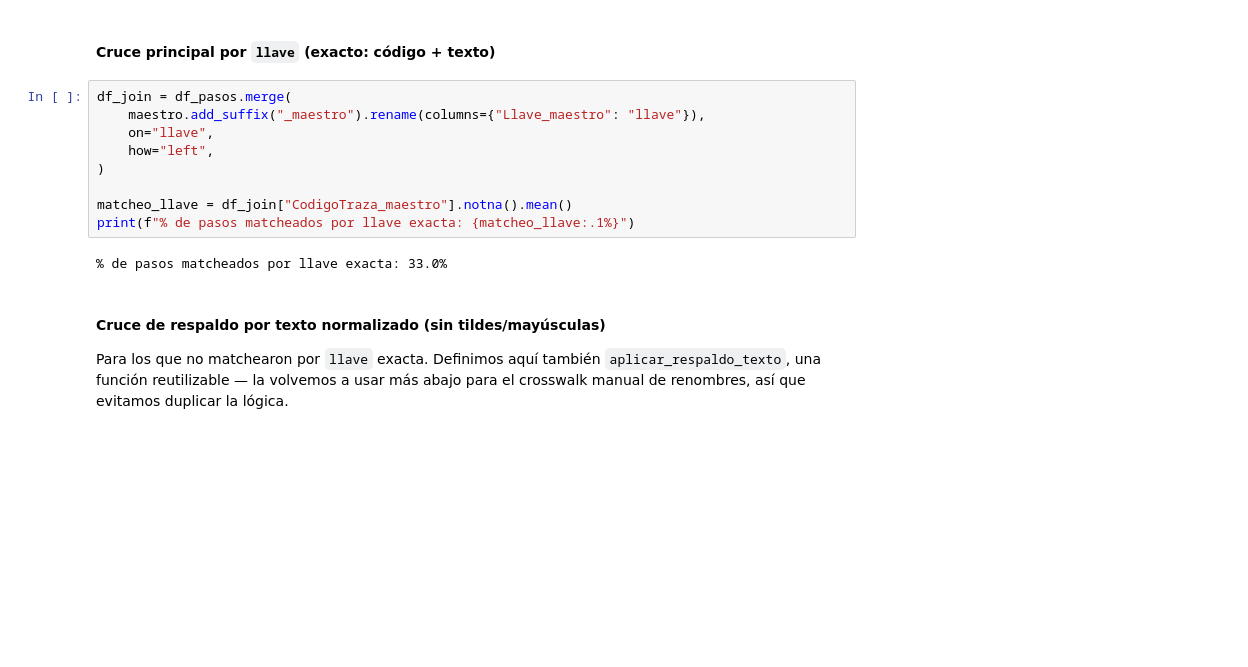
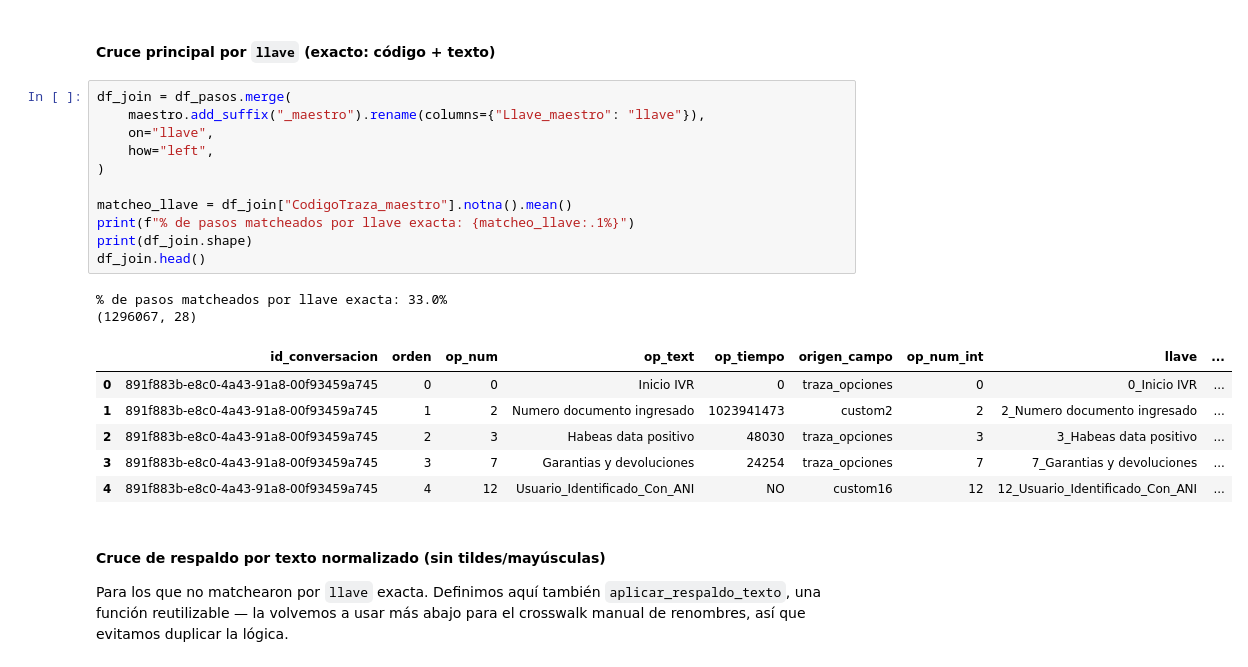
Before and after one commit to JPSOLANO10/Graphos_alk, a Jupyter notebook: 07_pipeline.ipynb, the cells around one changed output. Saved outputs shown, nothing was run; the diff lists cells and outputs as text; blank space fills up the shorter version.

```diff
--- a/07_pipeline.ipynb
+++ b/07_pipeline.ipynb
@@ -564,14 +574,23 @@ df_pasos.loc[df_pasos["op_num_int"].isna(), "llave"] = pd.NA
 # %%
 df_join = df_pasos.merge(
     maestro.add_suffix("_maestro").rename(columns={"Llave_maestro": "llave"}),
     on="llave",
     how="left",
 )
 
 matcheo_llave = df_join["CodigoTraza_maestro"].notna().mean()
 print(f"% de pasos matcheados por llave exacta: {matcheo_llave:.1%}")
+print(df_join.shape)
+df_join.head()
 # %% [output]
 % de pasos matcheados por llave exacta: 33.0%
+(1296067, 28)
+|  | id_conversacion | orden | op_num | op_text | op_tiempo | origen_campo | op_num_int | llave | ... |
+| 0 | 891f883b-e8c0-4a43-91a8-00f93459a745 | 0 | 0 | Inicio IVR | 0 | traza_opciones | 0 | 0_Inicio IVR | ... |
+| 1 | 891f883b-e8c0-4a43-91a8-00f93459a745 | 1 | 2 | Numero documento ingresado | 1023941473 | custom2 | 2 | 2_Numero documento ingresado | ... |
+| 2 | 891f883b-e8c0-4a43-91a8-00f93459a745 | 2 | 3 | Habeas data positivo | 48030 | traza_opciones | 3 | 3_Habeas data positivo | ... |
+| 3 | 891f883b-e8c0-4a43-91a8-00f93459a745 | 3 | 7 | Garantias y devoluciones | 24254 | traza_opciones | 7 | 7_Garantias y devoluciones | ... |
+| 4 | 891f883b-e8c0-4a43-91a8-00f93459a745 | 4 | 12 | Usuario_Identificado_Con_ANI | NO | custom16 | 12 | 12_Usuario_Identificado_Con_ANI | ... |
 # %% [markdown]
 #### Cruce de respaldo por texto normalizado (sin tildes/mayúsculas)
 
```
Also changed, not shown: parts of 22 cells of this notebook, 1 other file.
